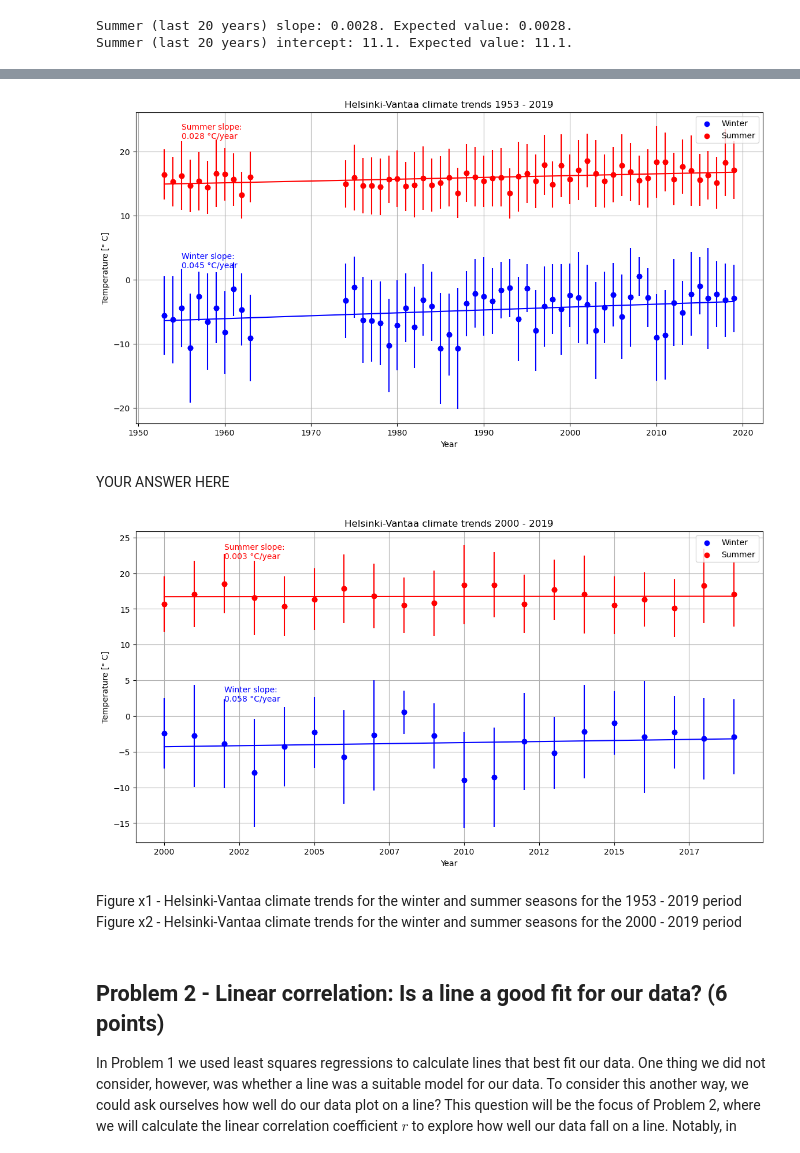
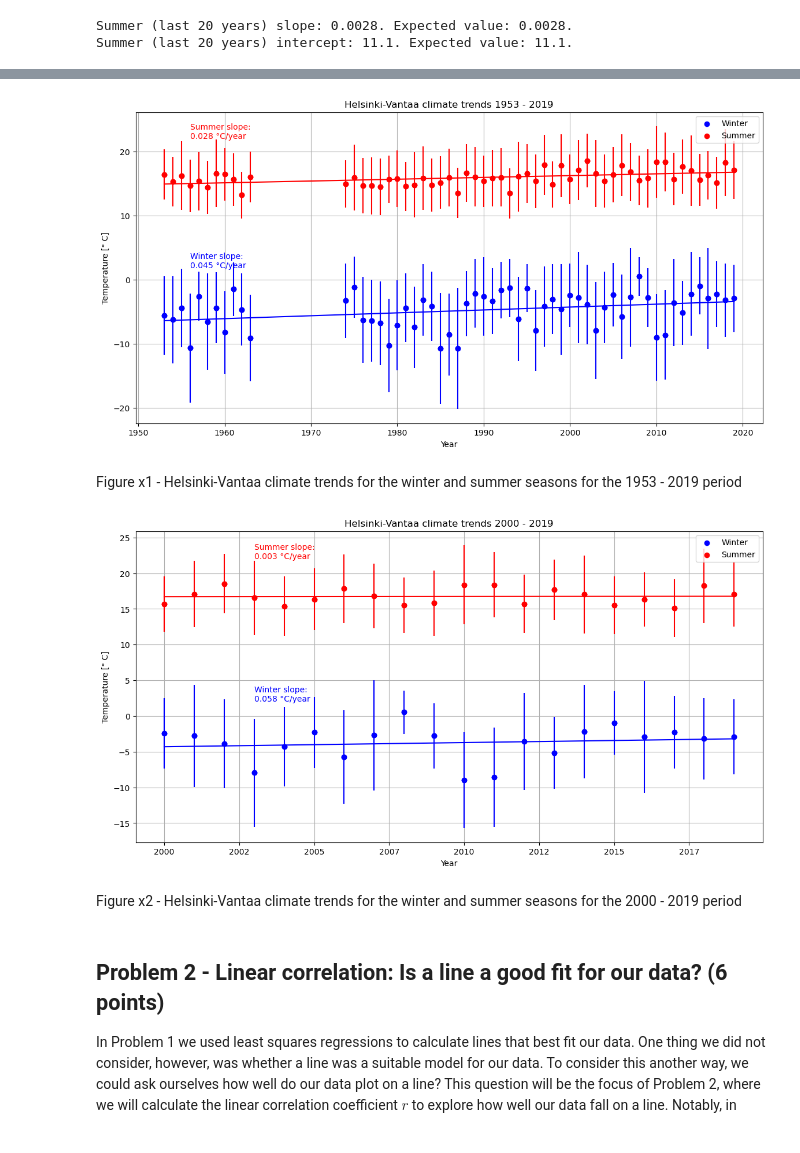
Before and after one commit to joaoambiente/IntroQG-2023, a Jupyter notebook: Exercise-2/Exercise-2-problems-1-3.ipynb, the cells around one changed output, grey strips where cells are left out. Saved outputs shown, nothing was run; the diff lists cells and outputs as text; code cells hidden in the pictures.

Commit message:
Completed Ex2 - Problem 2 - Part 3 (plotting)

```diff
--- a/Exercise-2/Exercise-2-problems-1-3.ipynb
+++ b/Exercise-2/Exercise-2-problems-1-3.ipynb
@@ -269,48 +269,63 @@ fig1, ax1 = plt.subplots(figsize=(14, 7))
 
 # Plotting function for a given dataset
 def plot_data(fig, ax,
               years,
-              winter_means, winter_std, summer_means, summer_std,
+              winter_means,
+              winter_std,
+              summer_means,
+              summer_std,
               data,
-              slopes):
+              slopes,
+              r_values = False,
+              error_bars=True
+                 ):
 
     my_plot_data = {
         "Winter_mean_pred": ['Winter', winter_means, winter_std, "blue"],
         "Summer_mean_pred": ['Summer', summer_means, summer_std, "red"]
     }
     for season, ids in my_plot_data.items():
         label, y, yerr, color = ids
 
         # Plotting point mean values for each year
         scatter_plot = ax.scatter(years, y=y, label=label, color=color)
 
-        # Plorring error bar
-        ax.errorbar(years, y=y, yerr=yerr, fmt='o', capsize=0, color=color)
+        if error_bars:
+            # Plotting error bar
+            ax.errorbar(years, y=y, yerr=yerr, fmt='o', capsize=0, color=color)
+
+            # Adding a custom text label for the slope line
+            slope = round(slopes[label], 3)
+            text_label = f"""{label} slope:\n{slope} °C/year"""
+            x_delta, y_delta = 3, 5
+
+        if r_values:
+            r = round(r_values[label], 3)
+            text_label = f"""{label}\nCorrelation Coefficient (r):\n{r}"""
+            x_delta, y_delta = 2, -5
+
+        ax.text(years.min() + x_delta,
+                data[season].max() + y_delta,
+                s=text_label,
+                color=color,
+                verticalalignment='bottom', horizontalalignment='left')
 
         # Plotting trend line
         ax.plot(years, data[season], color=color)
 
-        # Adding a custom text label for the slope line
-        slope = round(slopes[label], 3)
-        text_label = f"""{label} slope:\n{slope} °C/year"""
-        ax.text(years.min() + 2,
-                data[season].max() + 5,
-                s=text_label,
-                color=color,
-                verticalalignment='bottom', horizontalalignment='left')
         ax.legend()
     ax.set_title(f"Helsinki-Vantaa climate trends {data.Year.min()} - {data.Year.max()}")
     ax.grid()
     ax.set_xlabel('Year')
     ax.set_ylabel('Temperature [° C]')
     ax.set_xticklabels([int(label) for label in ax.get_xticks()])
 
 # Call the plotting function for both data and data_20
 plot_data(fig1, ax1, years, winter_means, winter_std, summer_means, summer_std, data, slopes)
 # %% [output]
-[figure, old version]
+[figure, new version]
-# %% [markdown]
-YOUR ANSWER HERE
+# %% [markdown]
+Figure x1 - Helsinki-Vantaa climate trends for the winter and summer seasons for the 1953 - 2019 period
 # %%
 # Plot for last 20 years goes here
 
@@ -320,9 +335,8 @@ ax2 = None
 fig2, ax2 = plt.subplots(figsize=(14, 7))
 plot_data(fig2, ax2, years_20, winter_means_20, winter_std_20, summer_means_20, summer_std_20, data_20, slopes_20)
 # %% [output]
-[figure, old version]
+[figure, new version]
 # %% [markdown]
-Figure x1 - Helsinki-Vantaa climate trends for the winter and summer seasons for the 1953 - 2019 period
 Figure x2 - Helsinki-Vantaa climate trends for the winter and summer seasons for the 2000 - 2019 period
 # %% [markdown]
 ## Problem 2 - Linear correlation: Is a line a good fit for our data? (6 points)
```
Also changed, not shown: parts of 6 cells of this notebook, 1 other file.
